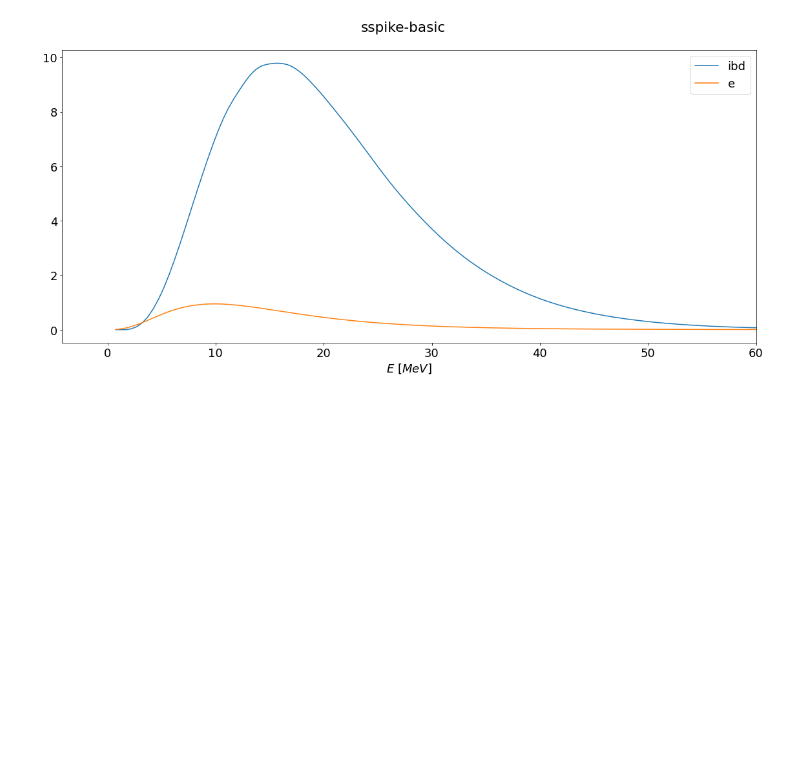
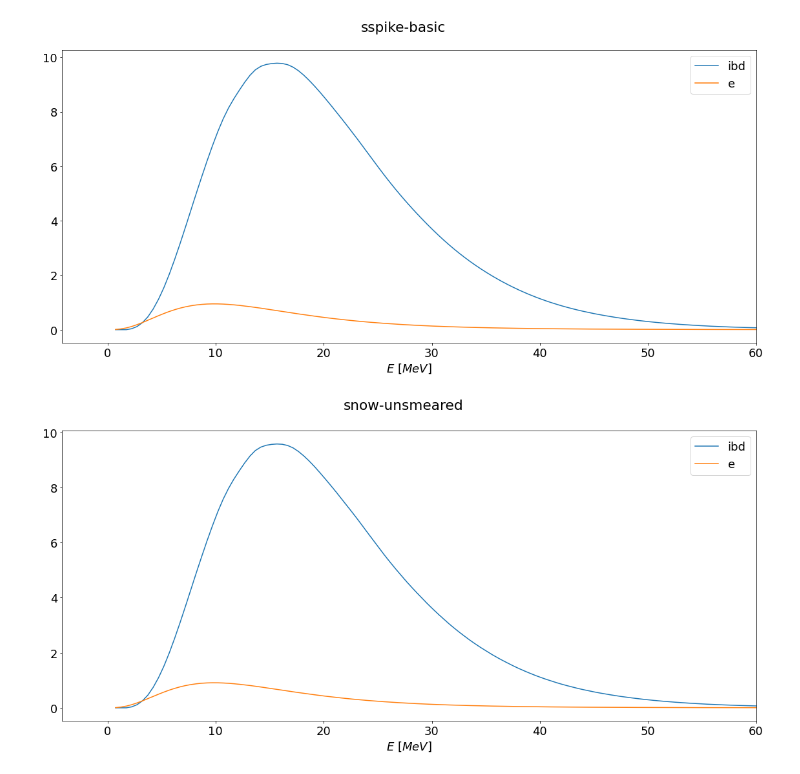
Before and after one commit to joesmolsky/sspike, a Jupyter notebook: notebooks/nakazato.ipynb, the cells around one changed output. Cells and saved outputs as stored; diff of their text form; code cells hidden in the pictures; blank space fills up the shorter version.

Commit message:
add basic SNOwGLoBES comparison plot

```diff
--- a/notebooks/nakazato.ipynb
+++ b/notebooks/nakazato.ipynb
@@ -34,3 +34,9 @@ beer.draw(sspikes[0], channels=basic_chans)
 [figure]
 # %%
 tab = beer.tab(sb)
+# %%
+unsmeared_path = snowflakes[0]
+snow_chans = target.snow_channels[:7]
+beer.draw(unsmeared_path, channels=snow_chans)
+# %% [output]
+[figure, added]
```
